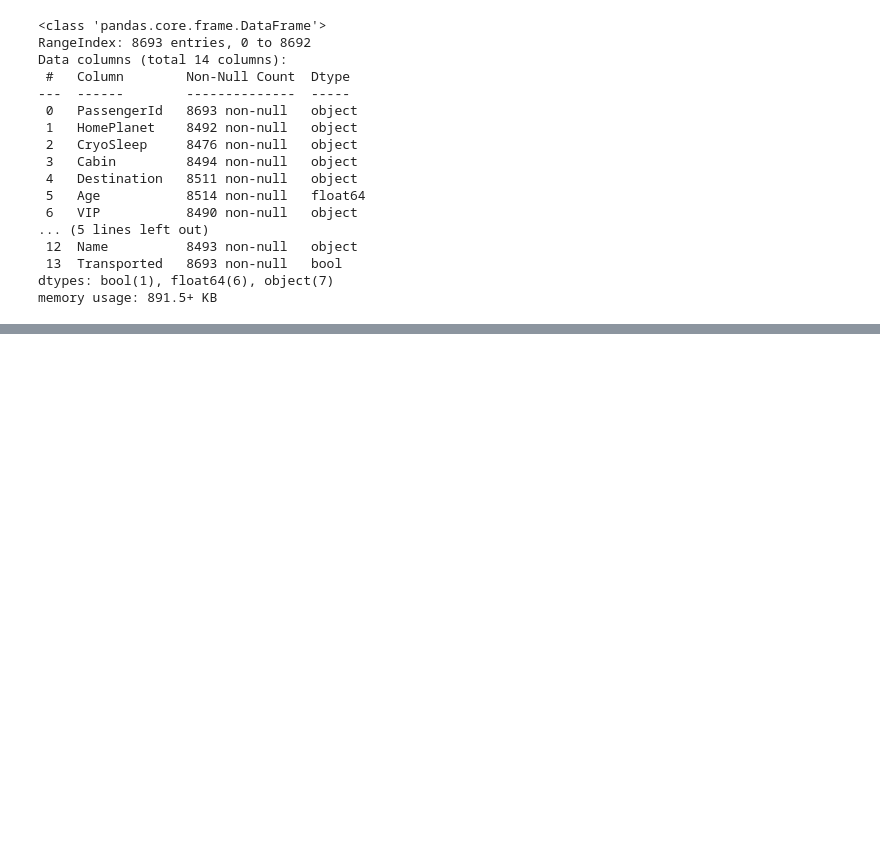
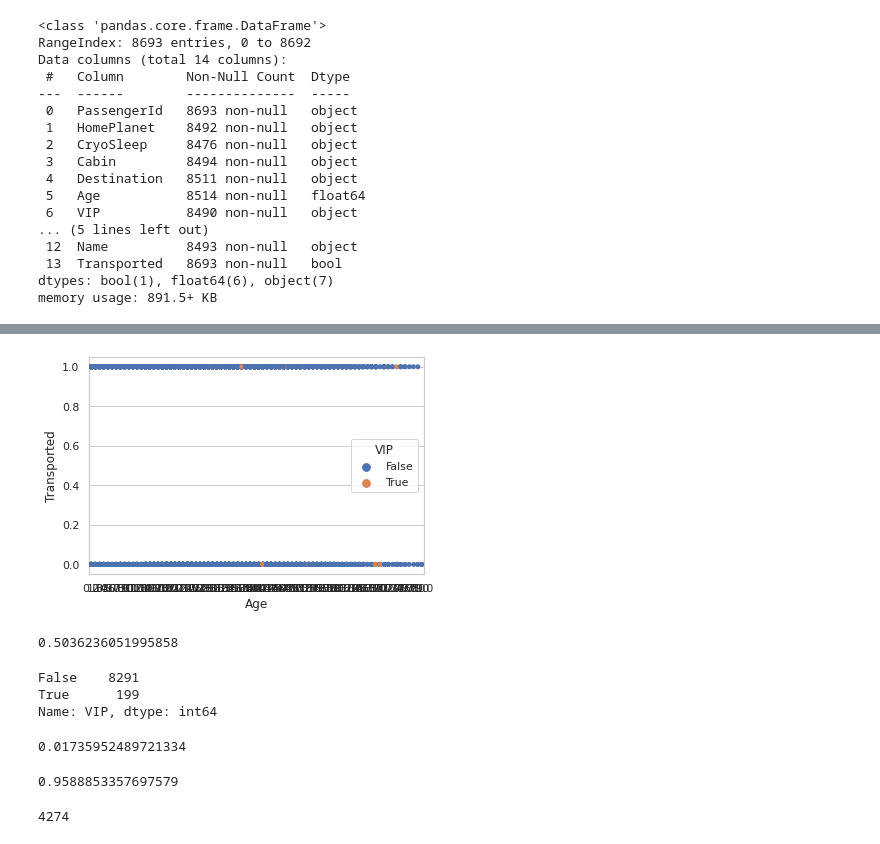
Before and after one commit to DJCHRIS679/DJCHRIS679, a Jupyter notebook: spaceship-titanic-july-2022.ipynb, the cells around one changed output, grey strips where cells are left out. Cells and saved outputs as stored; diff of their text form; code cells hidden in the pictures; blank space fills up the shorter version.

```diff
--- a/spaceship-titanic-july-2022.ipynb
+++ b/spaceship-titanic-july-2022.ipynb
@@ -76,0 +90,28 @@ plt.show()
+# %%
+sns.stripplot(data=df_train, x='Age', y='Transported', hue='VIP')
+plt.show()
+# %% [output]
+[figure, added]
+# %%
+df_train['Transported'].sum()/df_train.shape[0]
+#50 percent of the people in the training data were
+# %% [output]
+0.5036236051995858
+# %%
+df_train['VIP'].value_counts()
+# %% [output]
+False    8291
+True      199
+Name: VIP, dtype: int64
+# %%
+((df_train[(df_train['Transported'] == True) & (df_train['VIP'] ==True)]).shape[0])/df_train['Transported'].sum()
+# %% [output]
+0.01735952489721334
+# %%
+((df_train[(df_train['Transported'] == True) & (df_train['VIP'] ==False)]).shape[0])/df_train['Transported'].sum()
+# %% [output]
+0.9588853357697579
+# %%
+(((df_train[(df_train['Transported'] == True) & (df_train['VIP'] ==True)]).shape[0]) + ((df_train[(df_train['Transported'] == True) & (df_train['VIP'] ==False)]).shape[0]))
+# %% [output]
+4274
```
Also changed, not shown: parts of 7 cells of this notebook.
